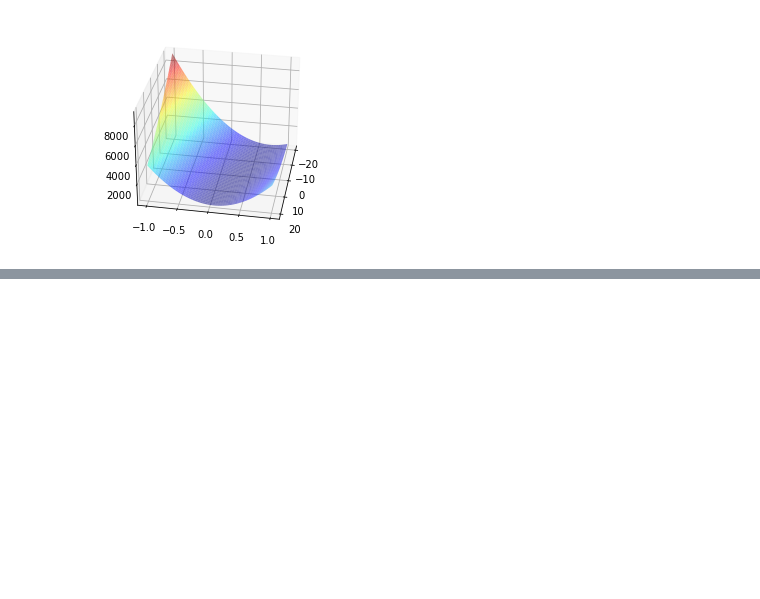
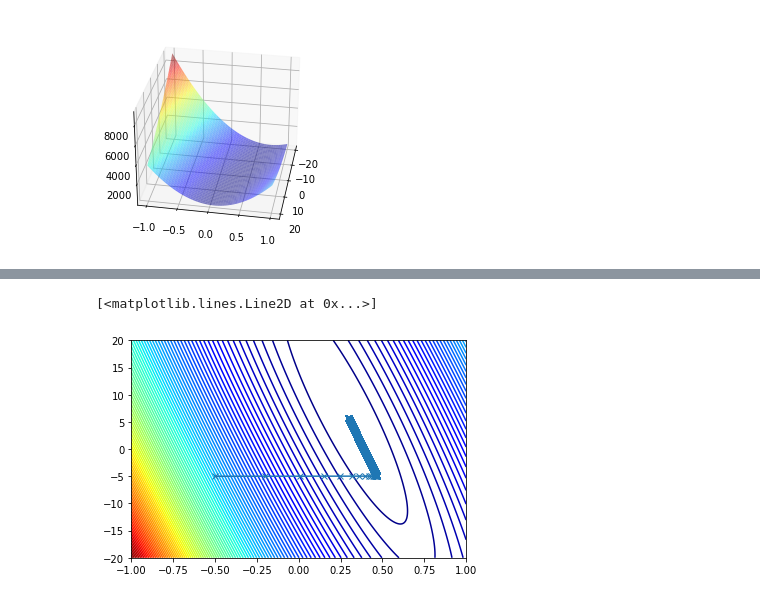
Before and after one commit to shu-suzuki-1124/machine_learning_practice, a Jupyter notebook: lesson1.ipynb, the cells around one changed output, grey strips where cells are left out. Saved outputs shown, nothing was run; the diff lists cells and outputs as text; code cells hidden in the pictures; blank space fills up the shorter version.

```diff
--- a/lesson1.ipynb
+++ b/lesson1.ipynb
@@ -81,0 +127,7 @@ ax.view_init(elev=30, azim=10)
+# %%
+# 等高線
+plt.contour(theta_1_ax.T, theta_0_ax.T, Z, 100, cmap='jet')
+plt.plot(theta_1_hist, theta_0_hist, 'x-')
+# %% [output]
+[<matplotlib.lines.Line2D at 0x...>]
+[figure, added]
```
Also changed, not shown: parts of 6 cells of this notebook.
